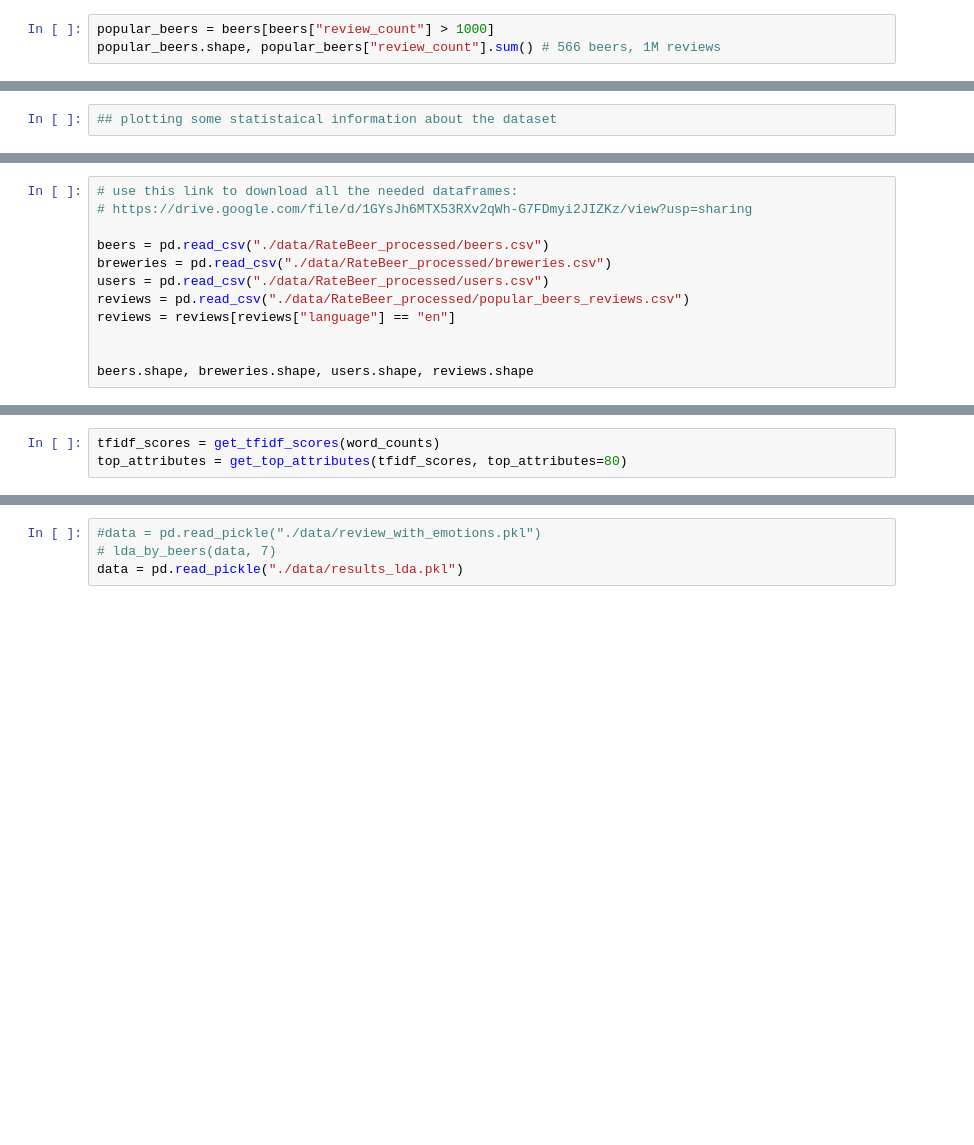
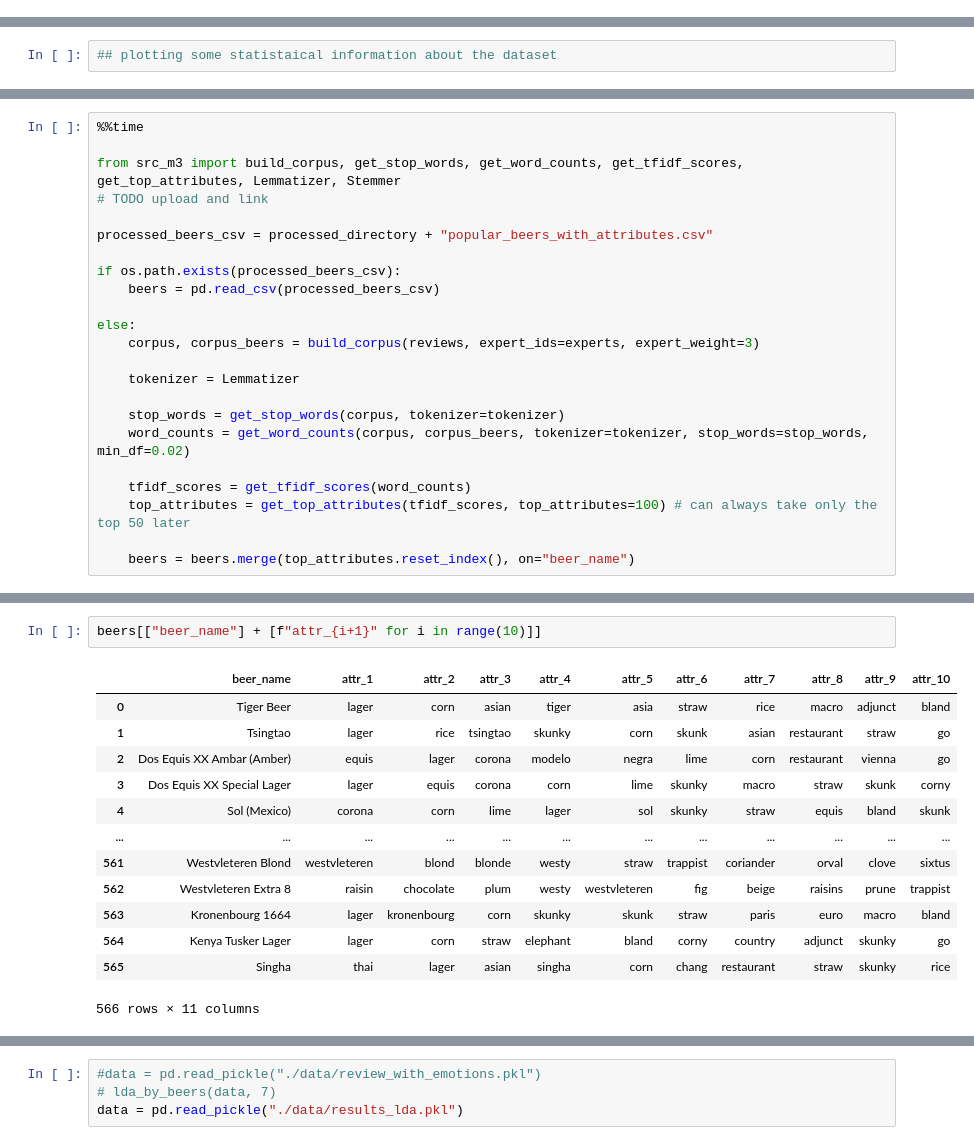
Before and after one commit to epfl-ada/ada-2024-project-awesomedataanalysts, a Jupyter notebook: combined.ipynb, the cells around one changed output, grey strips where cells are left out. Drawn from its saved outputs; the diff is of its cells as text; blank space fills up the shorter version.

Commit message:
add to combined, just need to run on more data

```diff
--- a/combined.ipynb
+++ b/combined.ipynb
@@ -80,3 +22,0 @@ beers.shape
-# %%
-popular_beers = beers[beers["review_count"] > 1000]
-popular_beers.shape, popular_beers["review_count"].sum() # 566 beers, 1M reviews
@@ -111,12 +102,0 @@ pd.DataFrame(popular_beers_reviews).to_csv("./data/RateBeer_processed/popular_be
-# %%
-# use this link to download all the needed dataframes:
-# https://drive.google.com/file/d/1GYsJh6MTX53RXv2qWh-G7FDmyi2JIZKz/view?usp=sharing
-
-beers = pd.read_csv("./data/RateBeer_processed/beers.csv")
-breweries = pd.read_csv("./data/RateBeer_processed/breweries.csv")
-users = pd.read_csv("./data/RateBeer_processed/users.csv")
-reviews = pd.read_csv("./data/RateBeer_processed/popular_beers_reviews.csv")
-reviews = reviews[reviews["language"] == "en"]
-
-
-beers.shape, breweries.shape, users.shape, reviews.shape
@@ -164,3 +141,0 @@ word_counts = get_word_counts(corpus, corpus_beers, tokenizer=tokenizer, stop_wo
-# %%
-tfidf_scores = get_tfidf_scores(word_counts)
-top_attributes = get_top_attributes(tfidf_scores, top_attributes=80)
@@ -226,0 +142,23 @@ classified_features.to_csv("./data/RateBeer_processed/classified_features.csv")
+# %%
+%%time
+
+from src_m3 import build_corpus, get_stop_words, get_word_counts, get_tfidf_scores, get_top_attributes, Lemmatizer, Stemmer
+# TODO upload and link
+
+processed_beers_csv = processed_directory + "popular_beers_with_attributes.csv"
+
+if os.path.exists(processed_beers_csv):
+    beers = pd.read_csv(processed_beers_csv)
+
+else:
+    corpus, corpus_beers = build_corpus(reviews, expert_ids=experts, expert_weight=3)
+
+    tokenizer = Lemmatizer
+
+    stop_words = get_stop_words(corpus, tokenizer=tokenizer)
+    word_counts = get_word_counts(corpus, corpus_beers, tokenizer=tokenizer, stop_words=stop_words, min_df=0.02)
+
+    tfidf_scores = get_tfidf_scores(word_counts)
+    top_attributes = get_top_attributes(tfidf_scores, top_attributes=100) # can always take only the top 50 later
+
+    beers = beers.merge(top_attributes.reset_index(), on="beer_name")
@@ -226,0 +168,16 @@ classified_features.to_csv("./data/RateBeer_processed/classified_features.csv")
+# %%
+beers[["beer_name"] + [f"attr_{i+1}" for i in range(10)]]
+# %% [output]
+|  | beer_name | attr_1 | attr_2 | attr_3 | attr_4 | attr_5 | attr_6 | attr_7 | attr_8 | attr_9 | attr_10 |
+| 0 | Tiger Beer | lager | corn | asian | tiger | asia | straw | rice | macro | adjunct | bland |
+| 1 | Tsingtao | lager | rice | tsingtao | skunky | corn | skunk | asian | restaurant | straw | go |
+| 2 | Dos Equis XX Ambar (Amber) | equis | lager | corona | modelo | negra | lime | corn | restaurant | vienna | go |
+| 3 | Dos Equis XX Special Lager | lager | equis | corona | corn | lime | skunky | macro | straw | skunk | corny |
+| 4 | Sol (Mexico) | corona | corn | lime | lager | sol | skunky | straw | equis | bland | skunk |
+| ... | ... | ... | ... | ... | ... | ... | ... | ... | ... | ... | ... |
+| 561 | Westvleteren Blond | westvleteren | blond | blonde | westy | straw | trappist | coriander | orval | clove | sixtus |
+| 562 | Westvleteren Extra 8 | raisin | chocolate | plum | westy | westvleteren | fig | beige | raisins | prune | trappist |
+| 563 | Kronenbourg 1664 | lager | kronenbourg | corn | skunky | skunk | straw | paris | euro | macro | bland |
+| 564 | Kenya Tusker Lager | lager | corn | straw | elephant | bland | corny | country | adjunct | skunky | go |
+| 565 | Singha | thai | lager | asian | singha | corn | chang | restaurant | straw | skunky | rice |
+566 rows × 11 columns
```
Also changed, not shown: parts of 81 cells of this notebook, 1 other file.
